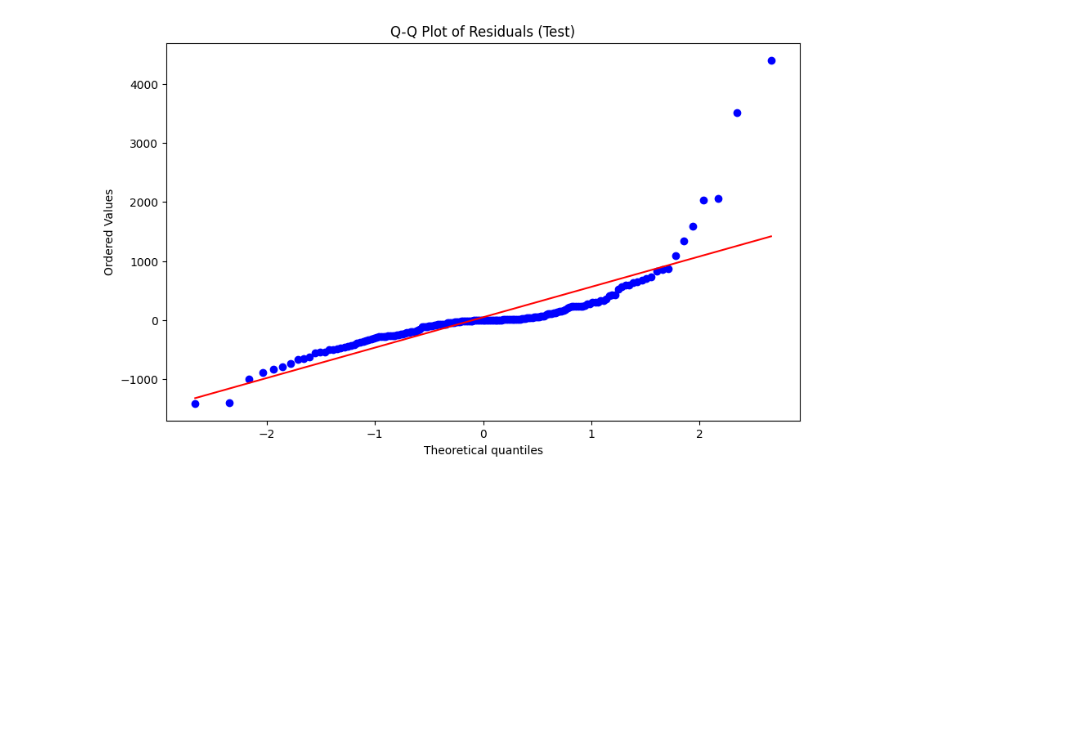
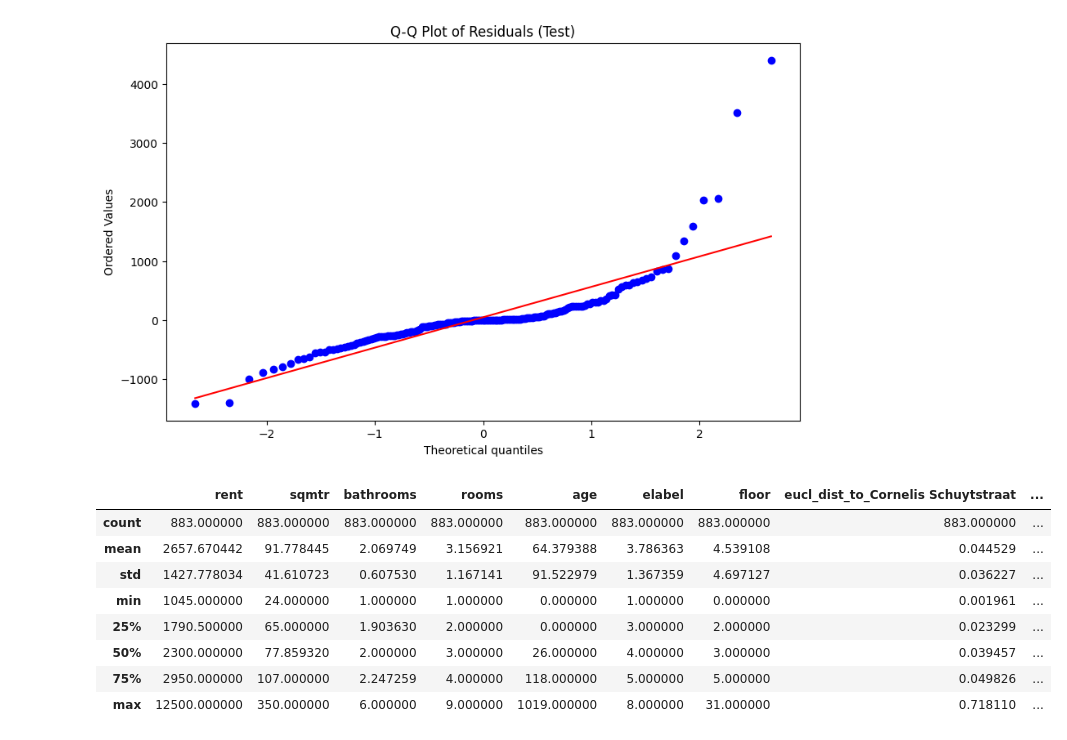
Before and after one commit to TheAphander/rentalprediction, a Jupyter notebook: randomforestregressor_rent.ipynb, the cells around one changed output. Saved outputs shown, nothing was run; the diff lists cells and outputs as text; code cells hidden in the pictures; blank space fills up the shorter version.

```diff
--- a/randomforestregressor_rent.ipynb
+++ b/randomforestregressor_rent.ipynb
@@ -281,3 +281,15 @@ plt.show()
 [figure]
 [figure]
 [figure]
+# %%
+df[['rent', 'sqmtr', 'bathrooms',  'rooms', 'age', 'elabel','floor', 'eucl_dist_to_Cornelis Schuytstraat', 'eucl_dist_to_Cornelis Troostplein / Van Hillegaertstraat','eucl_dist_to_Station RAI Amsterdam',  'eucl_dist_to_Roelof Hartplein', 'eucl_dist_to_Elandsgracht']].describe()
+# %% [output]
+|  | rent | sqmtr | bathrooms | rooms | age | elabel | floor | eucl_dist_to_Cornelis Schuytstraat | ... |
+| count | 883.000000 | 883.000000 | 883.000000 | 883.000000 | 883.000000 | 883.000000 | 883.000000 | 883.000000 | ... |
+| mean | 2657.670442 | 91.778445 | 2.069749 | 3.156921 | 64.379388 | 3.786363 | 4.539108 | 0.044529 | ... |
+| std | 1427.778034 | 41.610723 | 0.607530 | 1.167141 | 91.522979 | 1.367359 | 4.697127 | 0.036227 | ... |
+| min | 1045.000000 | 24.000000 | 1.000000 | 1.000000 | 0.000000 | 1.000000 | 0.000000 | 0.001961 | ... |
+| 25% | 1790.500000 | 65.000000 | 1.903630 | 2.000000 | 0.000000 | 3.000000 | 2.000000 | 0.023299 | ... |
+| 50% | 2300.000000 | 77.859320 | 2.000000 | 3.000000 | 26.000000 | 4.000000 | 3.000000 | 0.039457 | ... |
+| 75% | 2950.000000 | 107.000000 | 2.247259 | 4.000000 | 118.000000 | 5.000000 | 5.000000 | 0.049826 | ... |
+| max | 12500.000000 | 350.000000 | 6.000000 | 9.000000 | 1019.000000 | 8.000000 | 31.000000 | 0.718110 | ... |
```
